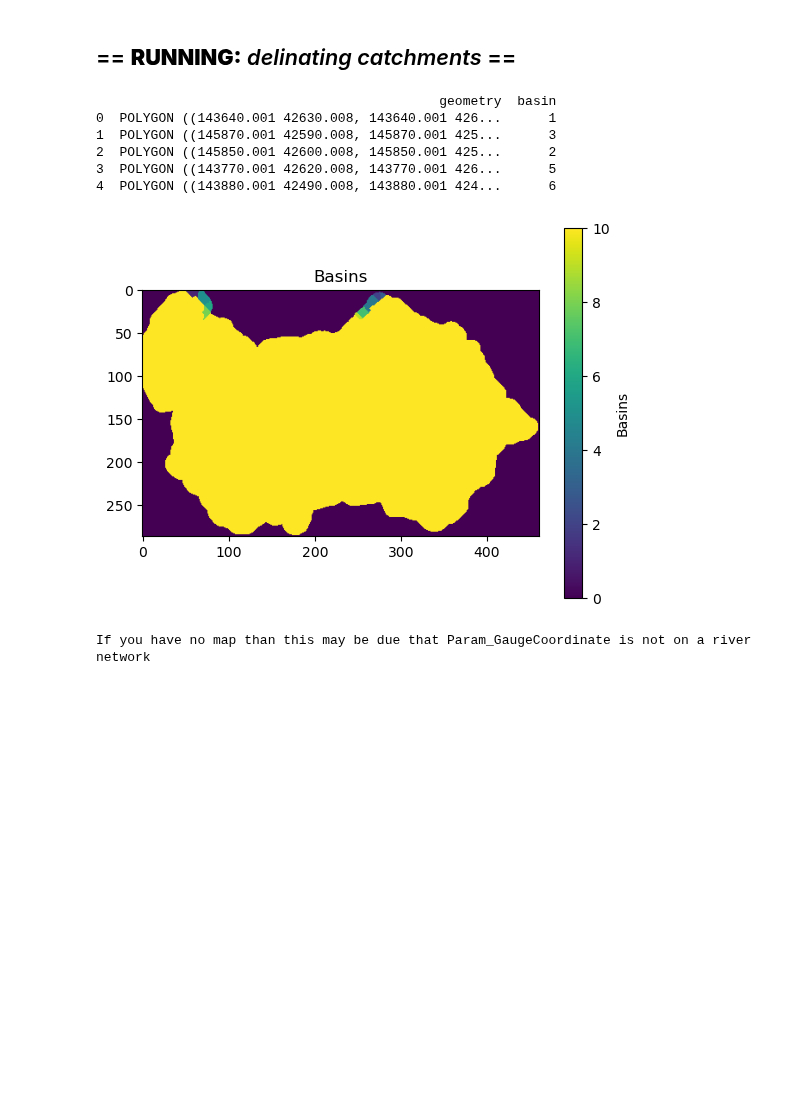
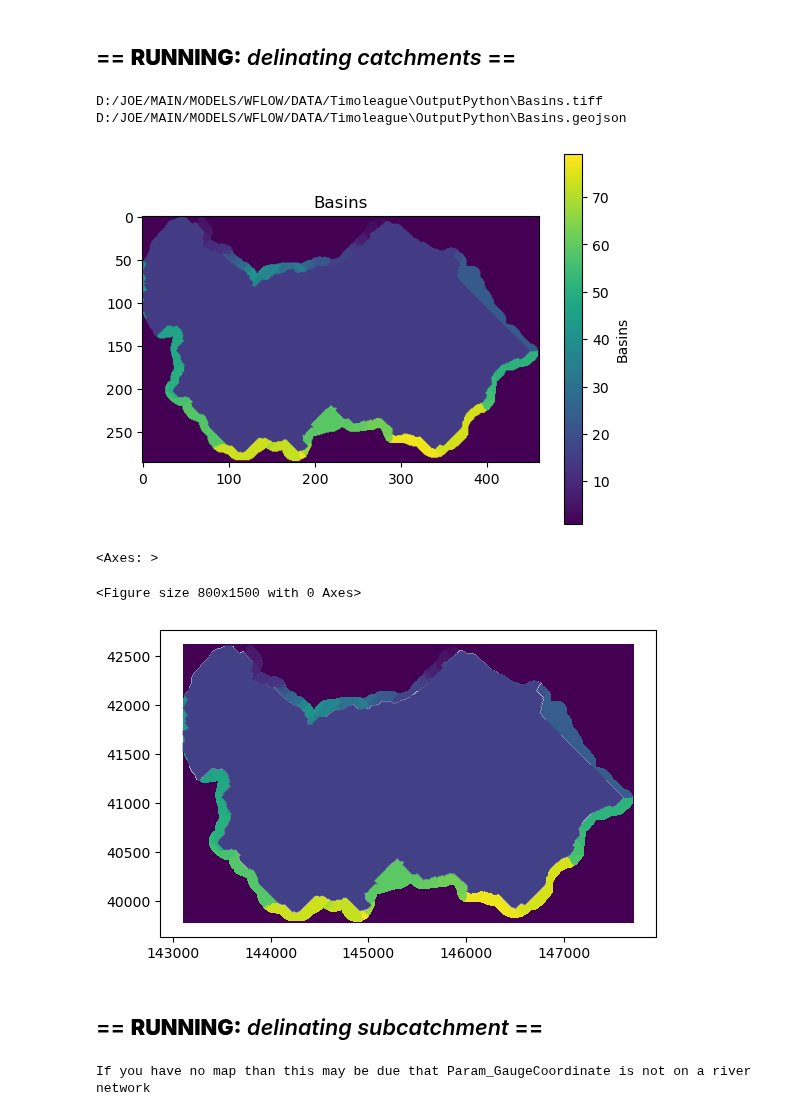
Before and after one commit to AquaPore/WflowRaster.jl, a Jupyter notebook: src/Python/Python_Pyflwdir_Wflow.ipynb, the cells around one changed output. Drawn from its saved outputs; the diff is of its cells as text; code cells hidden in the pictures; blank space fills up the shorter version.

Commit message:
Python: Basins ready

```diff
--- a/src/Python/Python_Pyflwdir_Wflow.ipynb
+++ b/src/Python/Python_Pyflwdir_Wflow.ipynb
@@ -23,7 +23,7 @@ Filename_Output_DemCorrectedMasked = "DemMasked.tiff"
 Filename_Output_RiverOrder         = "RiverAll_Order.tiff"
 Filename_Output_RiverAllTrue       = "RiverAll_True.tiff"
 Filename_Output_Basins_Tiff        = "Basins.tiff"
-Filename_Output_Basins_Shp         = "Bassins.shp"
+Filename_Output_Basins_Geojson     = "Basins.geojson"
 
 # == OUTPUT OF Julia Wflow ==
 Filename_Output_DemCorrected = "DemCorrected.tiff"
@@ -68,0 +72,23 @@ Param_GaugeCoordinate = [146701.859, 42133.637]
+# %%
+
+""" Deltares/pyflwdir/utils.py
+https://github.com/Deltares/pyflwdir/blob/main/examples/utils.py """
+from rasterio import features
+import geopandas as gpd
+
+# convenience method for vectorizing a raster
+def GEOPANDA_VECTORIZE(data, nodata, transform, crs, name="value"):
+    feats_gen = features.shapes(
+        data,
+        mask=data != nodata,
+        transform=transform,
+        connectivity=8,
+    )
+    feats = [
+        {"geometry": geom, "properties": {name: val}} for geom, val in list(feats_gen)
+    ]
+
+    # parse to geopandas for plotting / writing to file
+    gdf = gpd.GeoDataFrame.from_features(feats, crs=crs)
+    gdf[name] = gdf[name].astype(data.dtype)
+    return gdf
@@ -748,25 +760,26 @@ if Flag_River:
 ## == **RUNNING:** *delinating catchments* ==
 # %%
 import os as os
-# local convenience methods (see utils.py script in notebooks folder)
-# from utils import vectorize  # convenience method to vectorize rasters
-Path_Input_Ldd = os.path.join(Path_Root, Path_Python, Filename_Output_Ldd)
-Path_Output_Basins = os.path.join(Path_Root, Path_Python, Filename_Output_Basins_Tiff)
 
-Basins = FLOWDIRECTION_2_BASINS(Path_Input_Ldd, Path_Output_Basins)
+Path_Input_Ldd              = os.path.join(Path_Root, Path_Python, Filename_Output_Ldd)
+Path_Output_Basins          = os.path.join(Path_Root, Path_Python, Filename_Output_Basins_Tiff)
+Path_Output_Basins_GeoPanda = os.path.join(Path_Root, Path_Python, Filename_Output_Basins_Geojson)
 
-# gdf_bas = vectorize(Basins.astype(np.int32), 0, Ldd.transform, name="basin")
-# gdf_bas.head()
+Basins, Basins_Geopanda = FLOWDIRECTION_2_BASINS(Path_Input_Ldd, Path_Output_Basins, Path_Output_Basins_GeoPanda)
 
-PLOT_MAPS(Basins, "Basins", 0, 10, Cmap="viridis")
+PLOT_MAPS(Basins, "Basins", 1, N_Pits, Cmap="viridis")
+
+fig = plt.figure(figsize=(8, 15))
+Basins_Geopanda.plot("Basin")
 # %% [output]
-                                            geometry  basin
-0  POLYGON ((143640.001 42630.008, 143640.001 426...      1
-1  POLYGON ((145870.001 42590.008, 145870.001 425...      3
-2  POLYGON ((145850.001 42600.008, 145850.001 425...      2
-3  POLYGON ((143770.001 42620.008, 143770.001 426...      5
-4  POLYGON ((143880.001 42490.008, 143880.001 424...      6
+D:/JOE/MAIN/MODELS/WFLOW/DATA/Timoleague\OutputPython\Basins.tiff
+D:/JOE/MAIN/MODELS/WFLOW/DATA/Timoleague\OutputPython\Basins.geojson
-[figure, old version]
+[figure, new version]
+<Axes: >
+<Figure size 800x1500 with 0 Axes>
+[figure, added]
+# %% [markdown]
+## == **RUNNING:** *delinating subcatchment* ==
 # %%
 # Warning: Param_GaugeCoordinate
 import os as os
```
Also changed, not shown: parts of 10 cells of this notebook.
